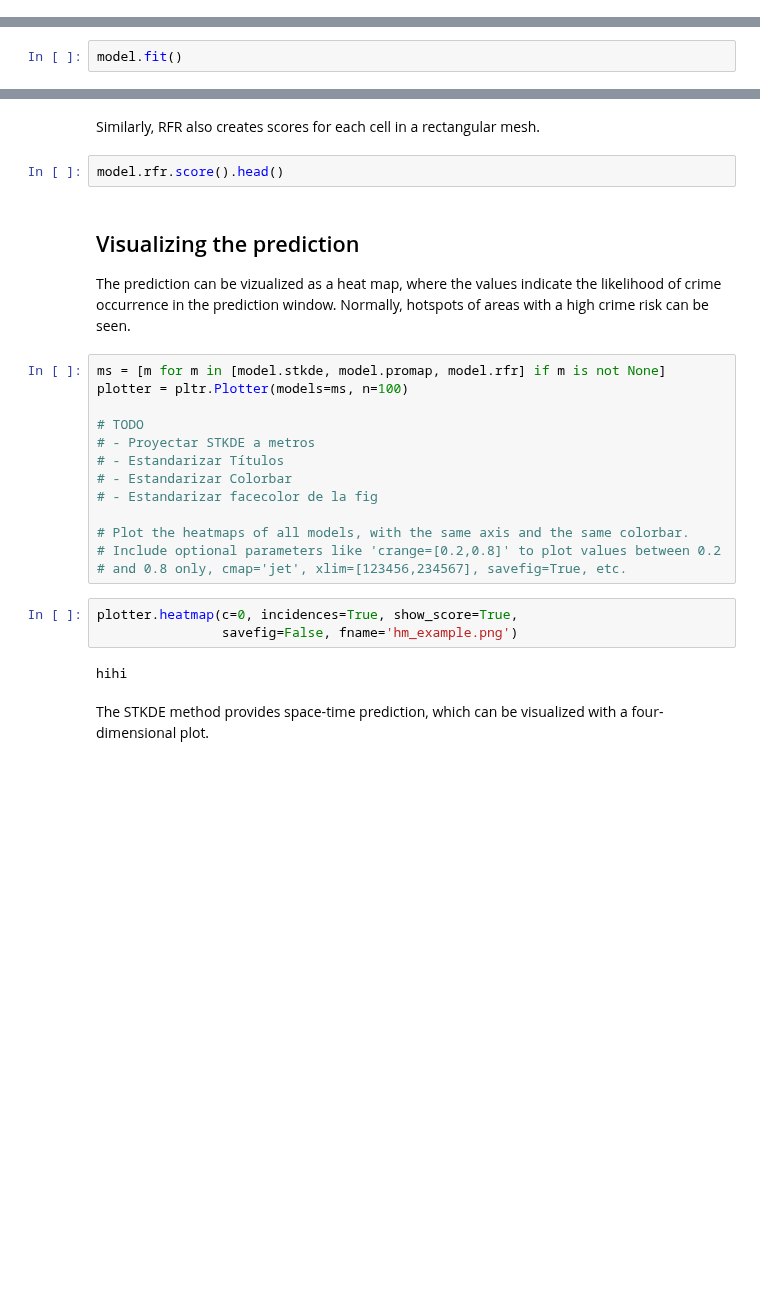
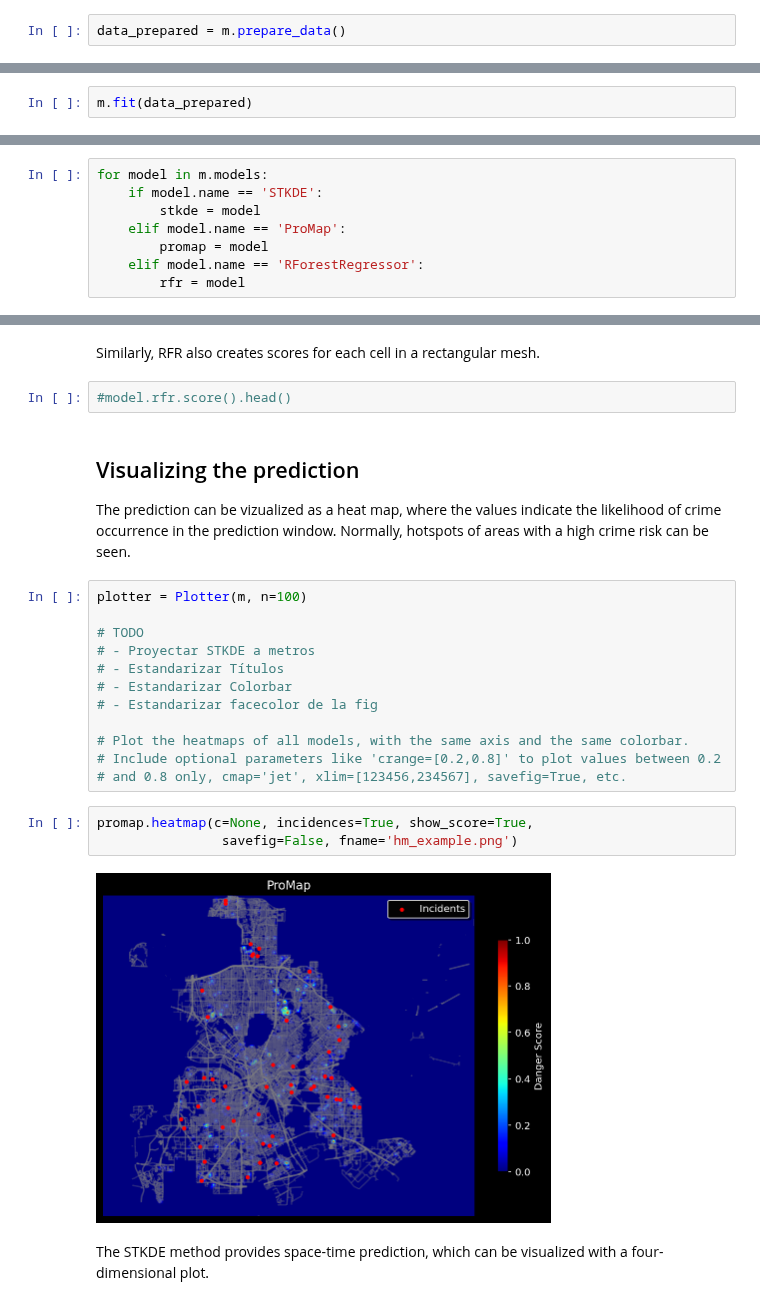
Before and after one commit to chris-carstens/iPre-2019-1, a Jupyter notebook: TutorialDallas.ipynb, the cells around one changed output, grey strips where cells are left out. Drawn from its saved outputs; the diff is of its cells as text; blank space fills up the shorter version.

Commit message:
promap update

```diff
--- a/TutorialDallas.ipynb
+++ b/TutorialDallas.ipynb
@@ -76,9 +88,19 @@ model.preprocessing()
+# %%
+data_prepared = m.prepare_data()
 # %% [markdown]
 ## Training the models
 
 The models will be trained on historical crime data to optimize the prediction.
-# %%
-model.fit()
+# %%
+m.fit(data_prepared)
 # %% [markdown]
 The STKDE model has calculated the optimal space-time bandwidth for the prediction.
+# %%
+for model in m.models:
+    if model.name == 'STKDE':
+        stkde = model
+    elif model.name == 'ProMap':
+        promap = model
+    elif model.name == 'RForestRegressor':
+        rfr = model
 # %%
@@ -112,14 +148,13 @@ model.promap.score()
 # %% [markdown]
 Similarly, RFR also creates scores for each cell in a rectangular mesh.
 # %%
-model.rfr.score().head()
+#model.rfr.score().head()
 # %% [markdown]
 ## Visualizing the prediction
 
 The prediction can be vizualized as a heat map, where the values indicate the likelihood of crime occurrence in the prediction window. Normally, hotspots of areas with a high crime risk can be seen.
 # %%
-ms = [m for m in [model.stkde, model.promap, model.rfr] if m is not None]
-plotter = pltr.Plotter(models=ms, n=100)
+plotter = Plotter(m, n=100)
 
 # TODO
 # - Proyectar STKDE a metros
@@ -131,10 +166,10 @@ plotter = pltr.Plotter(models=ms, n=100)
 # Include optional parameters like 'crange=[0.2,0.8]' to plot values between 0.2
 # and 0.8 only, cmap='jet', xlim=[123456,234567], savefig=True, etc.
 # %%
-plotter.heatmap(c=0, incidences=True, show_score=True,
+promap.heatmap(c=None, incidences=True, show_score=True,
                 savefig=False, fname='hm_example.png')
 # %% [output]
-hihi
+[figure, added]
 # %% [markdown]
 The STKDE method provides space-time prediction, which can be visualized with a four-dimensional plot.
 # %%
```
Also changed, not shown: parts of 13 cells of this notebook, 2 other files.
